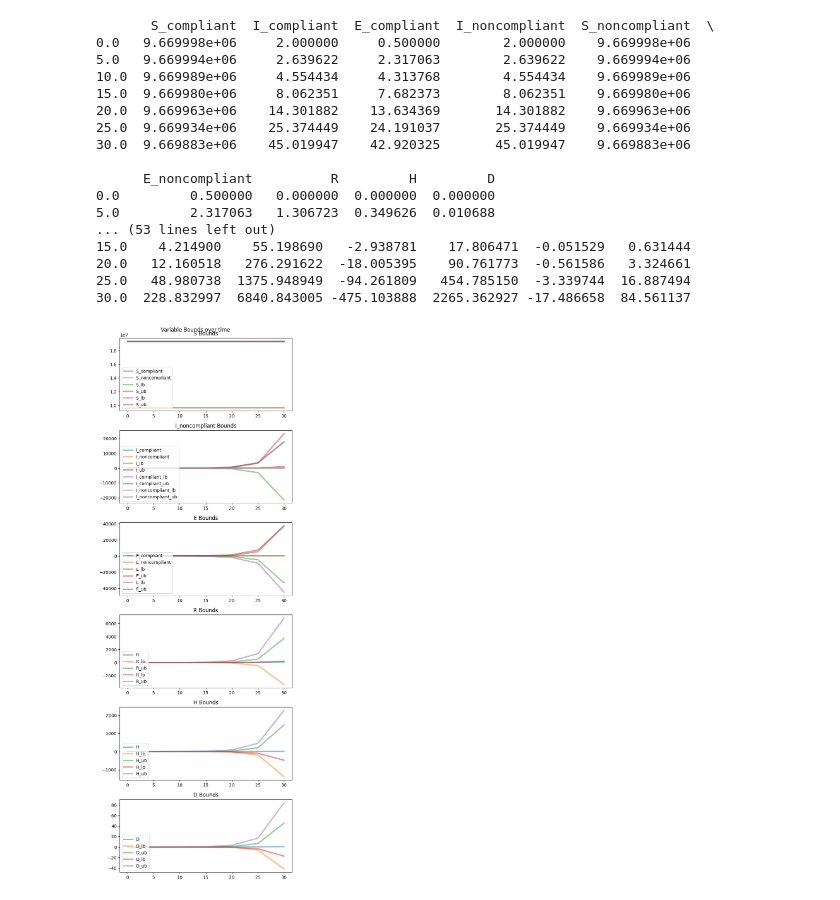
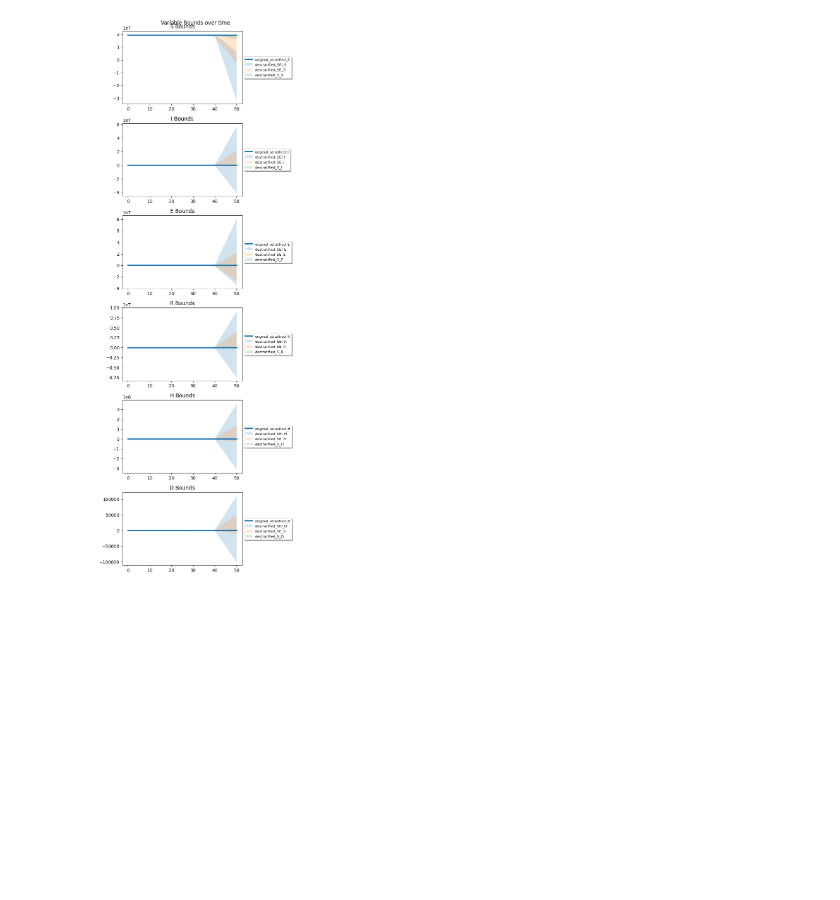
Before and after one commit to siftech/funman, a Jupyter notebook: notebooks/monthly-demos/funman_aug_2024_12mo_eval_1_q1_demo.ipynb, the cells around one changed output. Saved outputs shown, nothing was run; the diff lists cells and outputs as text; code cells hidden in the pictures; blank space fills up the shorter version.

Commit message:
use odeint exclusively, and improved plotting

```diff
--- a/notebooks/monthly-demos/funman_aug_2024_12mo_eval_1_q1_demo.ipynb
+++ b/notebooks/monthly-demos/funman_aug_2024_12mo_eval_1_q1_demo.ipynb
@@ -30,23 +30,35 @@ models = {
 ),
     "destratified_SE": os.path.join(
     EXAMPLE_DIR, "eval_scenario1_1_ii_3_destratified_SE.json"
+),
+    "destratified_S": os.path.join(
+    EXAMPLE_DIR, "eval_scenario1_1_ii_3_destratified_S.json"
 )
 }
 
 states = {
     "original_stratified":  ["S_compliant", "S_noncompliant", "I_compliant", "I_noncompliant", "E_compliant", "E_noncompliant","R", "H", "D"],
     "destratified_SEI": ["S_lb", "S_ub", "I_lb", "I_ub", "E_lb", "E_ub","R_lb", "R_ub","H_lb", "H_ub", "D_lb","D_ub"],
-    "destratified_SE": ["S_lb", "S_ub", "I_compliant_lb", "I_compliant_ub", "I_noncompliant_lb", "I_noncompliant_ub","E_lb", "E_ub","R_lb", "R_ub","H_lb", "H_ub", "D_lb","D_ub"]
+    "destratified_SE": ["S_lb", "S_ub", "I_compliant_lb", "I_compliant_ub", "I_noncompliant_lb", "I_noncompliant_ub","E_lb", "E_ub","R_lb", "R_ub","H_lb", "H_ub", "D_lb","D_ub"],
+    "destratified_S": ["S_lb", "S_ub", "I_compliant_lb", "I_compliant_ub", "I_noncompliant_lb", "I_noncompliant_ub","E_compliant_lb", "E_compliant_ub","E_noncompliant_lb", "E_noncompliant_ub","R_lb", "R_ub","H_lb", "H_ub", "D_lb","D_ub"]
 }
 
 basevar_map = [
     ['S_compliant','S_noncompliant', 'S_lb', 'S_ub'],
     ['I_compliant','I_noncompliant','I_lb','I_ub','I_compliant_lb', 'I_noncompliant_ub', 'I_compliant_ub', 'I_noncompliant_lb'],
-    ['E_compliant','E_noncompliant','E_lb',   'E_ub'],
+    ['E_compliant','E_noncompliant','E_lb',   'E_ub', 'E_compliant_lb','E_noncompliant_lb', 'E_compliant_ub','E_noncompliant_ub',],
     ['R','R_lb', 'R_ub'],
     ['H','H_lb', 'H_ub'],
     ['D','D_lb', 'D_ub']
     ]
+
+hatches= {
+    "original_stratified": '/',
+    "destratified_SEI": '\\',
+    "destratified_SE" : '|',
+    "destratified_S" : '-'
+    #, '+', 'x', 'o', 'O', '.', '*'
+}
 
 request_params = {}
 request_results = {}
@@ -335,0 +367,12 @@ destratified_SE          NaN    NaN      NaN  ...      0.88       0.1
+# %%
+# Remove S stratification
+
+funman_request = get_request()
+setup_common(funman_request, debug=True, dreal_precision=1e-0)
+# add_unit_test(funman_request, model=MODEL_DESTRATIFIED_ALL_PATH)
+results = run(funman_request, model=models['destratified_S'])
+report(results, "destratified_S", states=states['destratified_S'])
+# plot_bounds(results.points()[0], vars=["S", "E", "I", "R", "H", "D"])
+vars = results.model._state_var_names()
+point = results.points()[0]
+fig, axs = plot_bounds(point, vars=vars, basevar_map=basevar_map)
@@ -378,40 +441,31 @@ lb_SEI = var_df[f"{var}_lb_destratified_SEI"] if f"{var}_lb_destratified_SEI" in
 # %%
 
 
 # point = results.points()[0]
 # plot_bounds(point)
 # points = {k:v.points()[0] for k,v in request_results.items()}
 fig = None
 axs = None
 
-
+zorders = {
+    "original_stratified": 10,
+    "destratified_SEI": 3,
+    "destratified_SE": 2,
+    "destratified_S": 9
+}
 for name, result in request_results.items():
+    zorder = zorders[name]
     # vars = list(set([v.rsplit("_", 1)[0] for v in result.model._state_var_names()]))
     vars = result.model._state_var_names()
     point = result.points()[0]
     # print(name)
     # print(vars)
     # print(point.simulation.dataframe())
 
-    fig, axs = plot_bounds(point, vars=vars, fig=fig, axs=axs, basevar_map=basevar_map, alpha=0.5, linewidth=3)
+    fig, axs = plot_bounds(point, model=name, vars=vars, fig=fig, axs=axs, basevar_map=basevar_map,  alpha=0.2, linewidth=3,
+                        #    hatch=hatches[name], zorder=zorder
+        )
 
 # request_results
 # %% [output]
-       S_compliant  I_compliant  E_compliant  I_noncompliant  S_noncompliant  \
-0.0   9.669998e+06     2.000000     0.500000        2.000000    9.669998e+06
-5.0   9.669994e+06     2.639622     2.317063        2.639622    9.669994e+06
-10.0  9.669989e+06     4.554434     4.313768        4.554434    9.669989e+06
-15.0  9.669980e+06     8.062351     7.682373        8.062351    9.669980e+06
-20.0  9.669963e+06    14.301882    13.634369       14.301882    9.669963e+06
-25.0  9.669934e+06    25.374449    24.191037       25.374449    9.669934e+06
-30.0  9.669883e+06    45.019947    42.920325       45.019947    9.669883e+06
-
-      E_noncompliant          R         H         D
-0.0         0.500000   0.000000  0.000000  0.000000
-5.0         2.317063   1.306723  0.349626  0.010688
-... (53 lines left out)
-15.0    4.214900    55.198690   -2.938781    17.806471  -0.051529   0.631444
-20.0   12.160518   276.291622  -18.005395    90.761773  -0.561586   3.324661
-25.0   48.980738  1375.948949  -94.261809   454.785150  -3.339744  16.887494
-30.0  228.832997  6840.843005 -475.103888  2265.362927 -17.486658  84.561137
-[figure, old version]
+[figure, new version]
```
Also changed, not shown: parts of 7 cells of this notebook, 5 other files.
